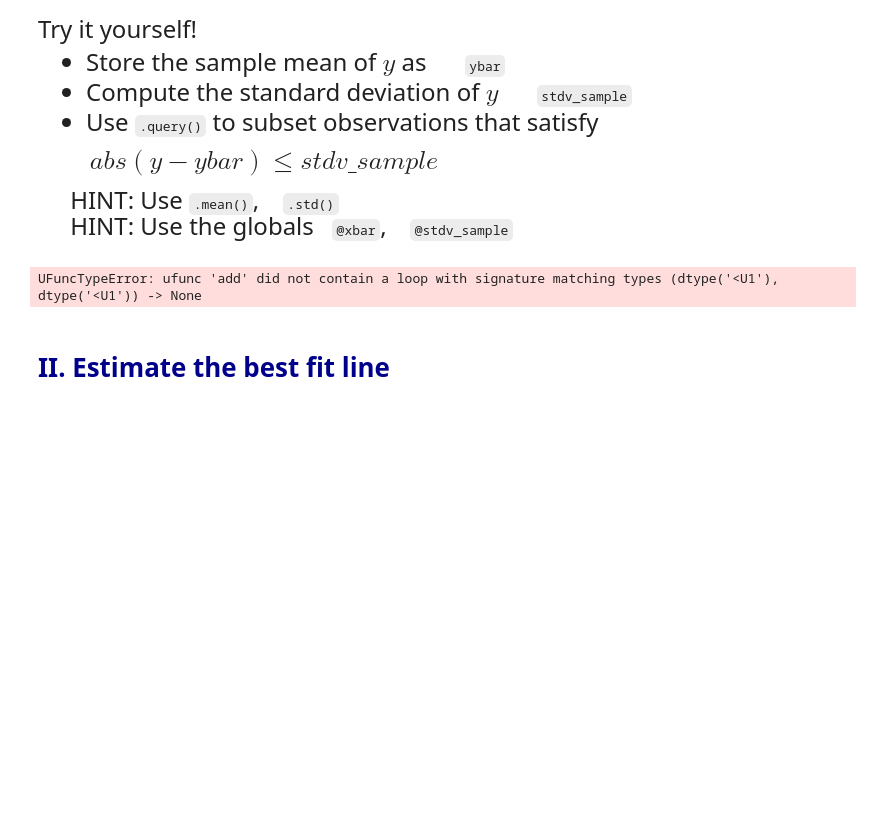
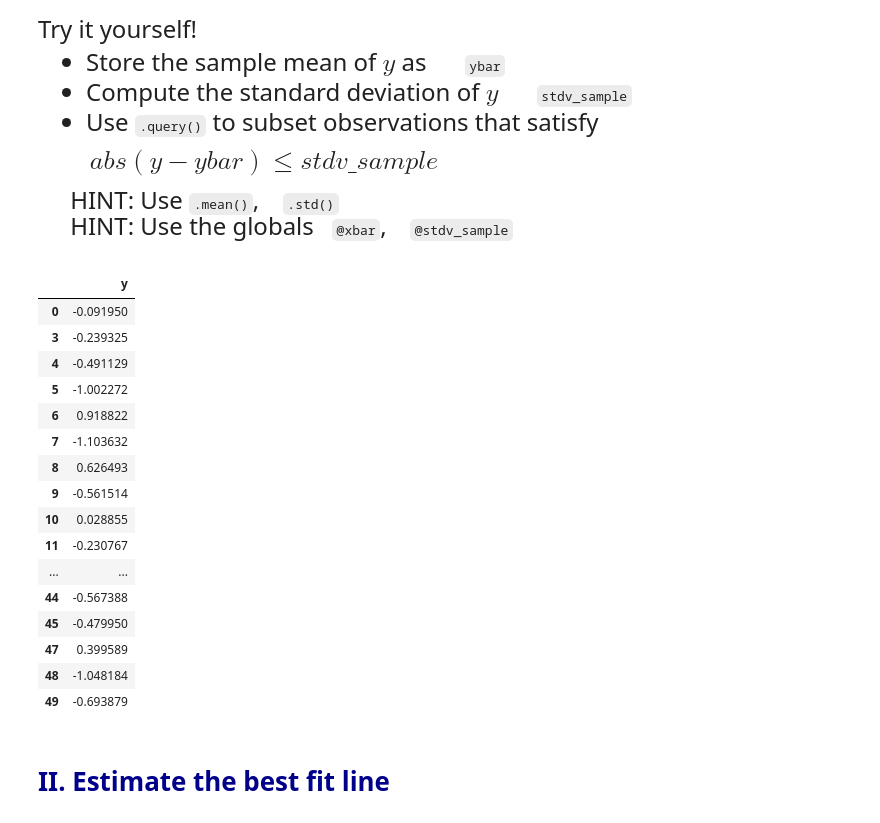
Before and after one commit to shannonzh99/qtm151spring2024, a Jupyter notebook: lecture_11/lecture_11 - Linear Regression.ipynb, the cells around one changed output. Drawn from its saved outputs; the diff is of its cells as text; code cells hidden in the pictures; blank space fills up the shorter version.

```diff
--- a/lecture_11/lecture_11 - Linear Regression.ipynb
+++ b/lecture_11/lecture_11 - Linear Regression.ipynb
@@ -173,10 +173,30 @@
 # %%
 # Note: abs(...) is the absolute value function
 # Write your own code
 
-ybar = np.mean("y")
+ybar = dataset2["y"].mean()
+stdv_sample = dataset2["y"].std()
+
+subset_y = dataset2.query("abs(y - @ybar) <= @stdv_sample")
+subset_y
 # %% [output]
-UFuncTypeError: ufunc 'add' did not contain a loop with signature matching types (dtype('<U1'), dtype('<U1')) -> None
+|  | y |
+| 0 | -0.091950 |
+| 3 | -0.239325 |
+| 4 | -0.491129 |
+| 5 | -1.002272 |
+| 6 | 0.918822 |
+| 7 | -1.103632 |
+| 8 | 0.626493 |
+| 9 | -0.561514 |
+| 10 | 0.028855 |
+| 11 | -0.230767 |
+| ... | ... |
+| 44 | -0.567388 |
+| 45 | -0.479950 |
+| 47 | 0.399589 |
+| 48 | -1.048184 |
+| 49 | -0.693879 |
 # %% [markdown]
 # <span style="color:darkblue"> II. Estimate the best fit line</span>
 # %% [markdown]
```
Also changed, not shown: parts of 3 cells of this notebook, 2 other files.
